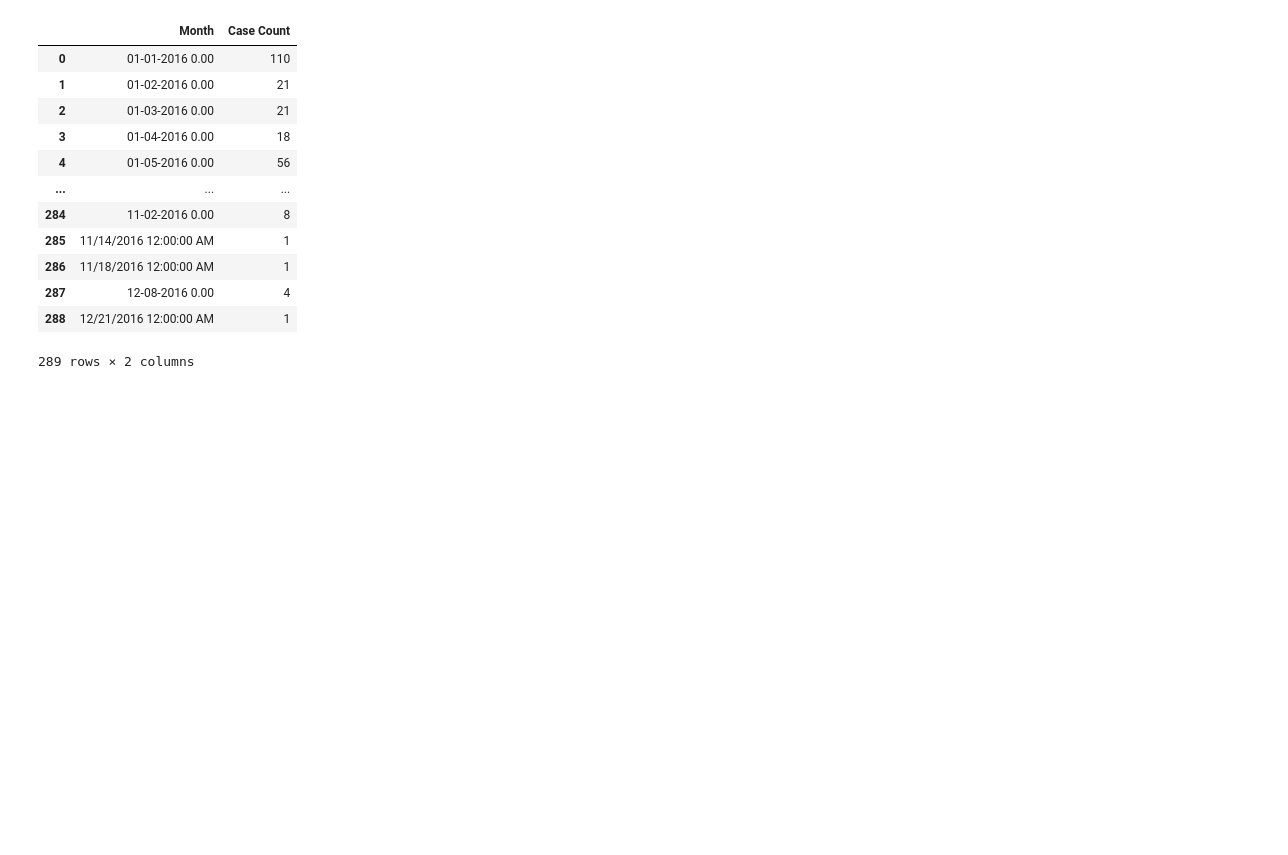
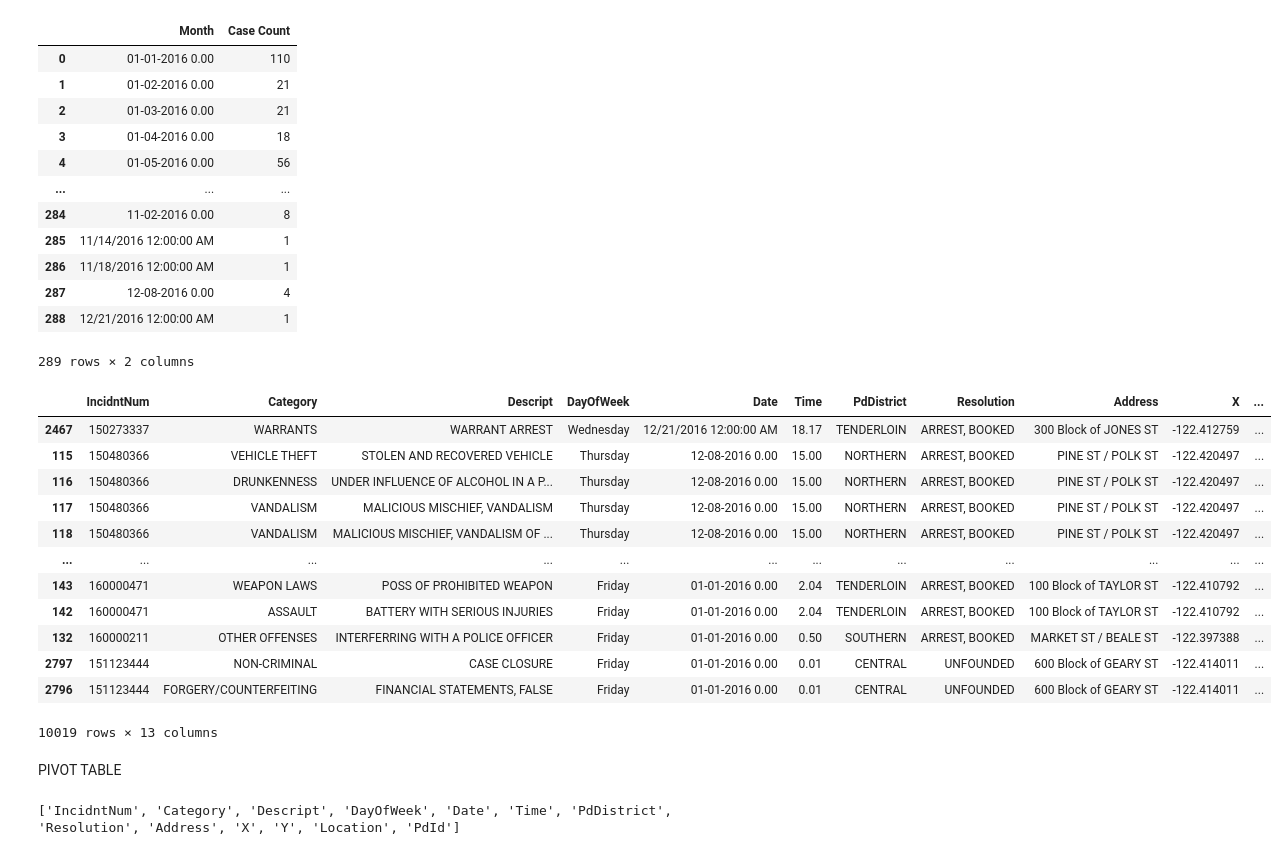
Before and after one commit to khushimishra25/Python-data-science-course, a Jupyter notebook: data_analytics/pandas_basic.ipynb, the cells around one changed output. Saved outputs shown, nothing was run; the diff lists cells and outputs as text; code cells hidden in the pictures; blank space fills up the shorter version.

```diff
--- a/data_analytics/pandas_basic.ipynb
+++ b/data_analytics/pandas_basic.ipynb
@@ -175,3 +175,25 @@ def num_to_months(num):
 #month_wise_cases['Month'] = month_wise_cases['Month'].apply(num_to_months)
 # %%
 px.bar(month_wise_cases, 'Month','Case Count')
+# %%
+df
+# %% [output]
+|  | IncidntNum | Category | Descript | DayOfWeek | Date | Time | PdDistrict | Resolution | Address | X | ... |
+| 2467 | 150273337 | WARRANTS | WARRANT ARREST | Wednesday | 12/21/2016 12:00:00 AM | 18.17 | TENDERLOIN | ARREST, BOOKED | 300 Block of JONES ST | -122.412759 | ... |
+| 115 | 150480366 | VEHICLE THEFT | STOLEN AND RECOVERED VEHICLE | Thursday | 12-08-2016 0.00 | 15.00 | NORTHERN | ARREST, BOOKED | PINE ST / POLK ST | -122.420497 | ... |
+| 116 | 150480366 | DRUNKENNESS | UNDER INFLUENCE OF ALCOHOL IN A P... | Thursday | 12-08-2016 0.00 | 15.00 | NORTHERN | ARREST, BOOKED | PINE ST / POLK ST | -122.420497 | ... |
+| 117 | 150480366 | VANDALISM | MALICIOUS MISCHIEF, VANDALISM | Thursday | 12-08-2016 0.00 | 15.00 | NORTHERN | ARREST, BOOKED | PINE ST / POLK ST | -122.420497 | ... |
+| 118 | 150480366 | VANDALISM | MALICIOUS MISCHIEF, VANDALISM OF ... | Thursday | 12-08-2016 0.00 | 15.00 | NORTHERN | ARREST, BOOKED | PINE ST / POLK ST | -122.420497 | ... |
+| ... | ... | ... | ... | ... | ... | ... | ... | ... | ... | ... | ... |
+| 143 | 160000471 | WEAPON LAWS | POSS OF PROHIBITED WEAPON | Friday | 01-01-2016 0.00 | 2.04 | TENDERLOIN | ARREST, BOOKED | 100 Block of TAYLOR ST | -122.410792 | ... |
+| 142 | 160000471 | ASSAULT | BATTERY WITH SERIOUS INJURIES | Friday | 01-01-2016 0.00 | 2.04 | TENDERLOIN | ARREST, BOOKED | 100 Block of TAYLOR ST | -122.410792 | ... |
+| 132 | 160000211 | OTHER OFFENSES | INTERFERRING WITH A POLICE OFFICER | Friday | 01-01-2016 0.00 | 0.50 | SOUTHERN | ARREST, BOOKED | MARKET ST / BEALE ST | -122.397388 | ... |
+| 2797 | 151123444 | NON-CRIMINAL | CASE CLOSURE | Friday | 01-01-2016 0.00 | 0.01 | CENTRAL | UNFOUNDED | 600 Block of GEARY ST | -122.414011 | ... |
+| 2796 | 151123444 | FORGERY/COUNTERFEITING | FINANCIAL STATEMENTS, FALSE | Friday | 01-01-2016 0.00 | 0.01 | CENTRAL | UNFOUNDED | 600 Block of GEARY ST | -122.414011 | ... |
+10019 rows × 13 columns
+# %% [markdown]
+PIVOT TABLE
+# %%
+print(df.columns.to_list())
+# %% [output]
+['IncidntNum', 'Category', 'Descript', 'DayOfWeek', 'Date', 'Time', 'PdDistrict', 'Resolution', 'Address', 'X', 'Y', 'Location', 'PdId']
```
Also changed, not shown: parts of 32 cells of this notebook.
